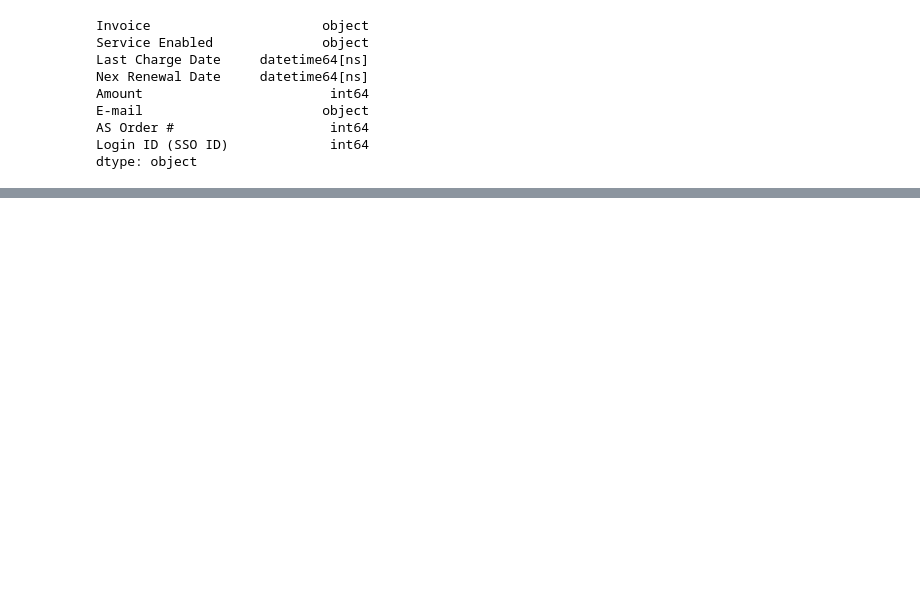
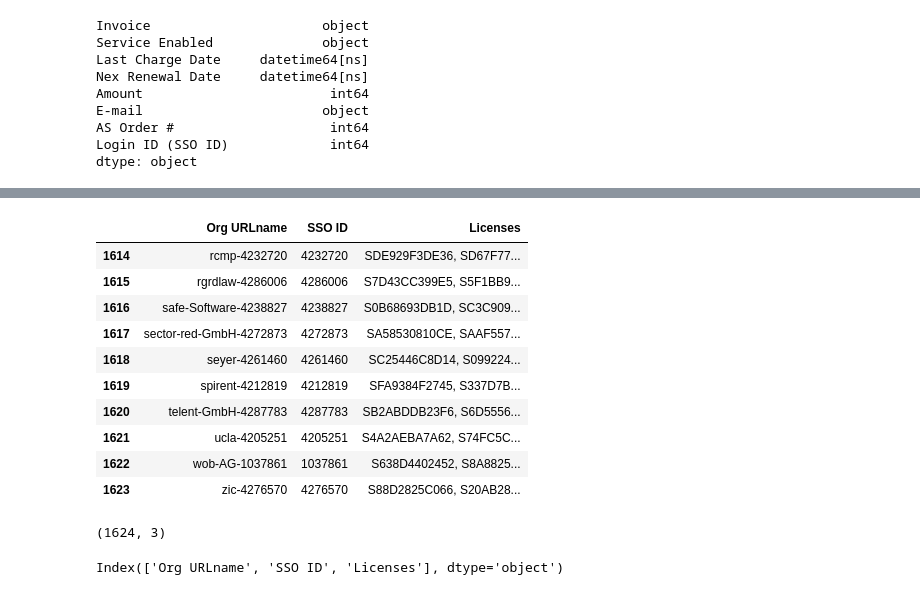
Before and after one commit to davetlewis-van/Pandas-Cookbook, a Jupyter notebook: Auto-recurring BE subscribers.ipynb, the cells around one changed output, grey strips where cells are left out. Drawn from its saved outputs; the diff is of its cells as text; code cells hidden in the pictures; blank space fills up the shorter version.

```diff
--- a/Auto-recurring BE subscribers.ipynb
+++ b/Auto-recurring BE subscribers.ipynb
@@ -284,0 +304,23 @@ be3.index
+# %%
+df_orgs = pd.read_csv('data/orgs.csv')
+df_orgs.tail(10)
+# %% [output]
+|  | Org URLname | SSO ID | Licenses |
+| 1614 | rcmp-4232720 | 4232720 | SDE929F3DE36, SD67F77... |
+| 1615 | rgrdlaw-4286006 | 4286006 | S7D43CC399E5, S5F1BB9... |
+| 1616 | safe-Software-4238827 | 4238827 | S0B68693DB1D, SC3C909... |
+| 1617 | sector-red-GmbH-4272873 | 4272873 | SA58530810CE, SAAF557... |
+| 1618 | seyer-4261460 | 4261460 | SC25446C8D14, S099224... |
+| 1619 | spirent-4212819 | 4212819 | SFA9384F2745, S337D7B... |
+| 1620 | telent-GmbH-4287783 | 4287783 | SB2ABDDB23F6, S6D5556... |
+| 1621 | ucla-4205251 | 4205251 | S4A2AEBA7A62, S74FC5C... |
+| 1622 | wob-AG-1037861 | 1037861 | S638D4402452, S8A8825... |
+| 1623 | zic-4276570 | 4276570 | S88D2825C066, S20AB28... |
+# %%
+df_orgs.shape
+# %% [output]
+(1624, 3)
+# %%
+df_orgs.columns
+# %% [output]
+Index(['Org URLname', 'SSO ID', 'Licenses'], dtype='object')
```
Also changed, not shown: parts of 25 cells of this notebook, 2 other files.
